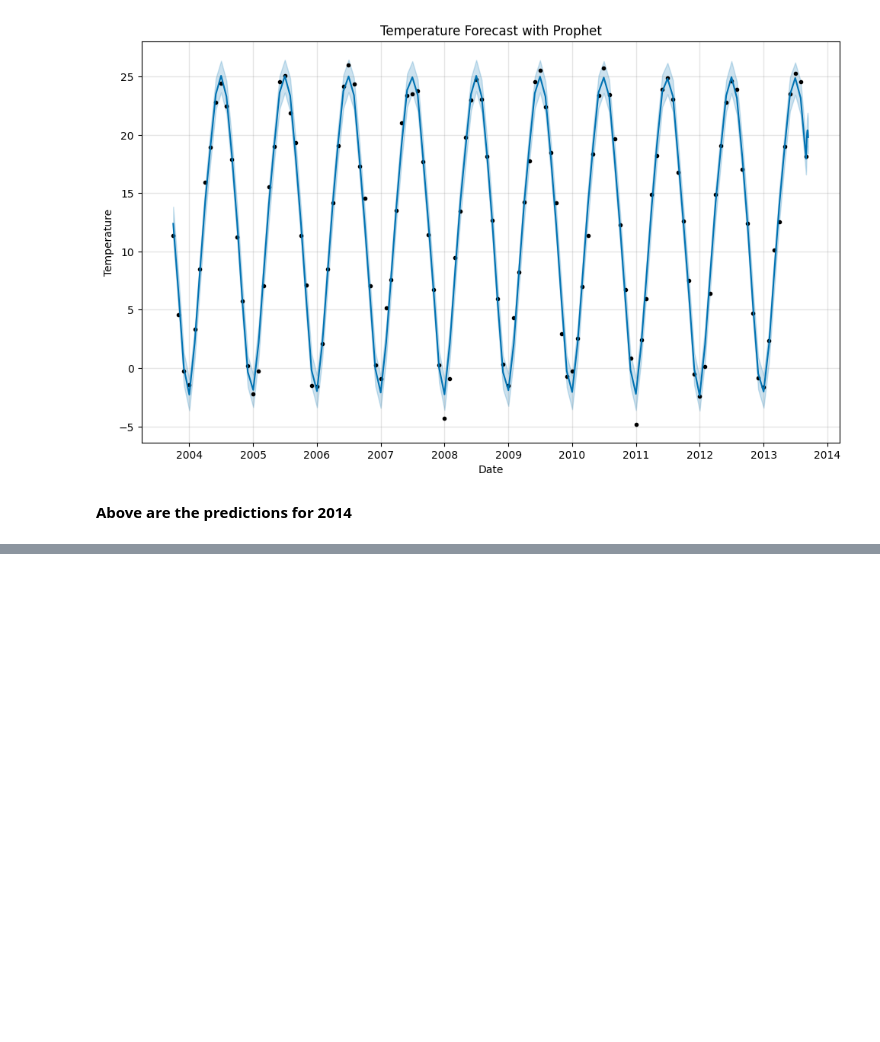
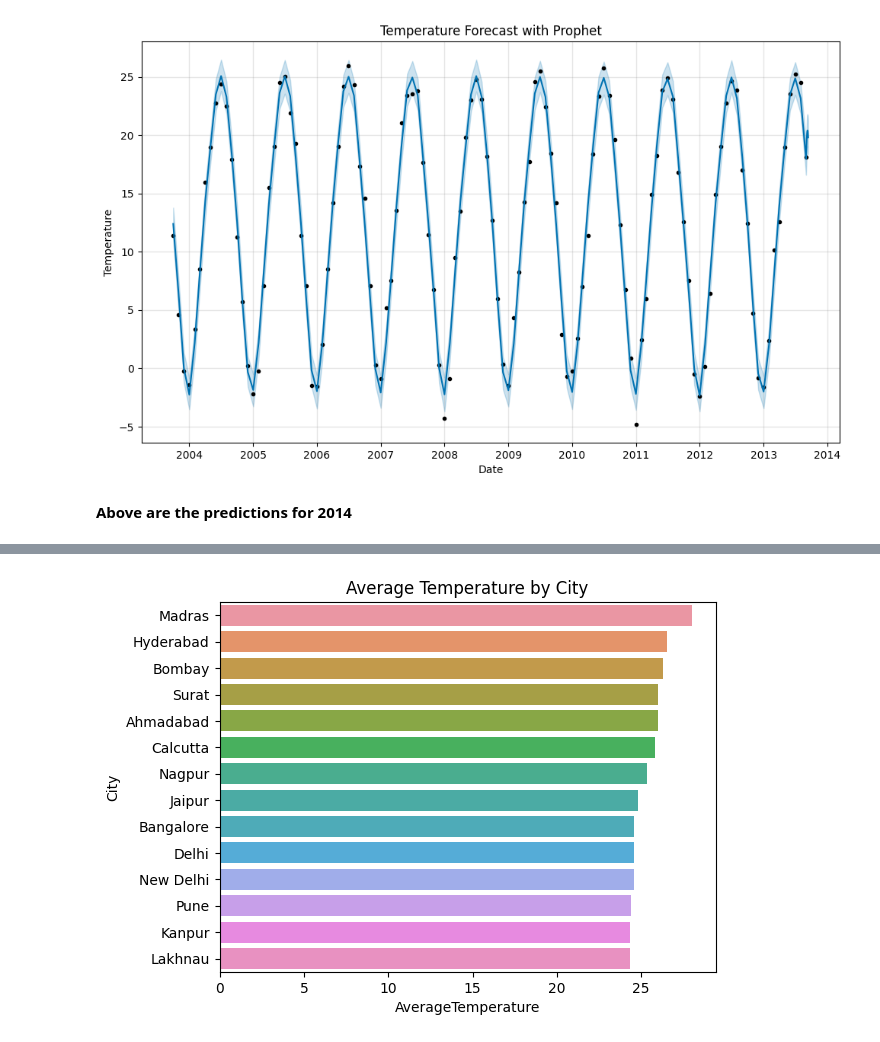
Before and after one commit to shivank124/Kaggle, a Jupyter notebook: global-temperature-records-1850-2022.ipynb, the cells around one changed output, grey strips where cells are left out. Cells and saved outputs as stored; diff of their text form; code cells hidden in the pictures; blank space fills up the shorter version.

Commit message:
Kaggle Notebook | Global Temperature Records(1850-2013) | Version 6

```diff
--- a/global-temperature-records-1850-2022.ipynb
+++ b/global-temperature-records-1850-2022.ipynb
@@ -307,0 +306,3 @@ plt.show()
+# %%
+ind_df = df[df['Country']=='India']
+ind_df
@@ -307,0 +323,4 @@ plt.show()
+# %%
+temp_by_cities = ind_df.groupby('City')['AverageTemperature'].mean().sort_values(ascending=False).reset_index()
+temp_by_cities = pd.DataFrame(temp_by_cities)
+temp_by_cities
@@ -307,0 +343,6 @@ plt.show()
+# %%
+sns.barplot(data=temp_by_cities, y=temp_by_cities['City'], x=temp_by_cities['AverageTemperature'])
+plt.title('Average Temperature by City')
+plt.show()
+# %% [output]
+[figure, added]
```
Also changed, not shown: parts of 14 cells of this notebook.
